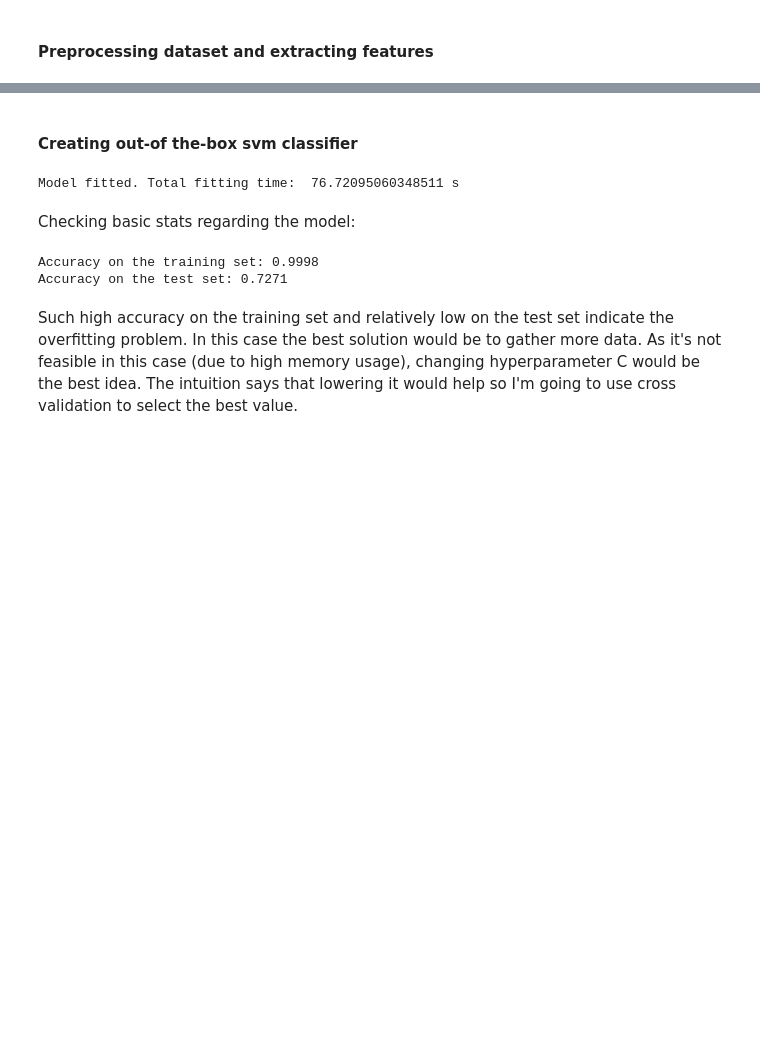
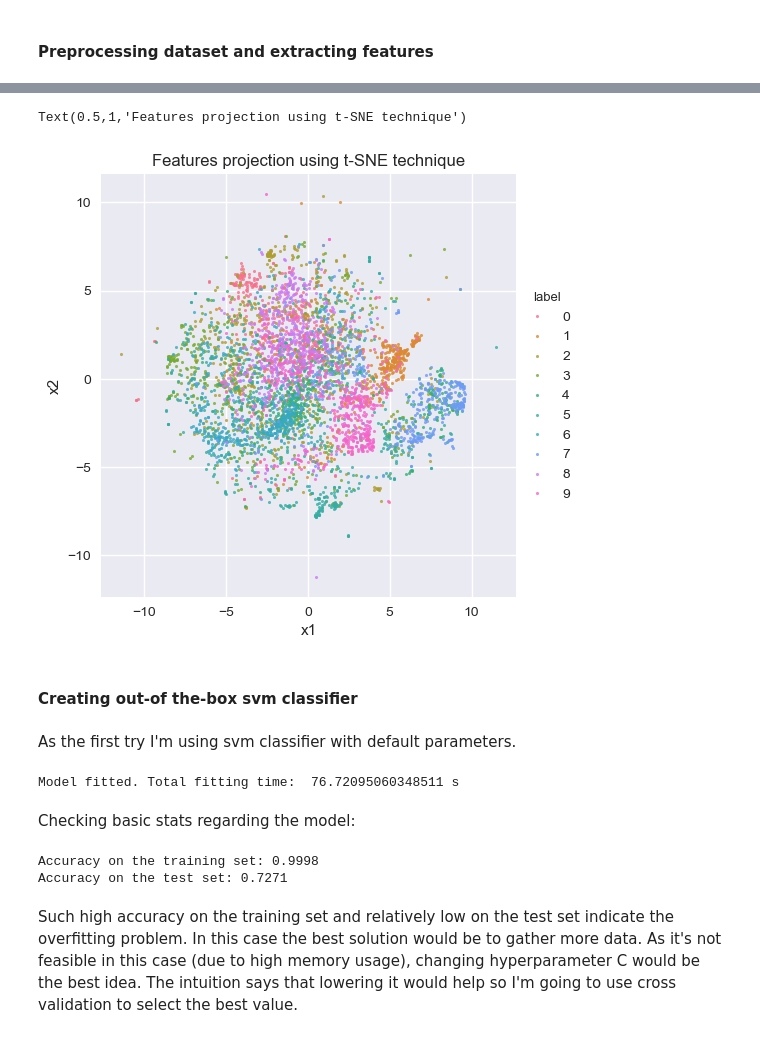
Before and after one commit to kmatusz/cifar10, a Jupyter notebook: cifar-analysis.ipynb, the cells around one changed output, grey strips where cells are left out. Cells and saved outputs as stored; diff of their text form; code cells hidden in the pictures; blank space fills up the shorter version.

```diff
--- a/cifar-analysis.ipynb
+++ b/cifar-analysis.ipynb
@@ -142,3 +227,23 @@ features_inception_test = np.load("backups/features_inception_test.npy")
+# %%
+#np.save("backups/t-sne-1.npy", tsne_results)
+tsne_results = np.load("backups/t-sne-1.npy")
+# %%
+import seaborn as sns
+import pandas as pd
+tsne_df = pd.DataFrame({'x1':tsne_results[:,0], 'x2':tsne_results[:,1], 'label':y_train})
+sns.set(rc={'figure.dpi':100})
+sns.lmplot(x='x1', y='x2',
+                hue='label',
+                data=tsne_df,
+           fit_reg=False,
+           scatter_kws={"s": 5}
+                )
+plt.title("Features projection using t-SNE technique")
+# %% [output]
+Text(0.5,1,'Features projection using t-SNE technique')
+[figure, added]
 # %% [markdown]
 #### Creating out-of the-box svm classifier
+# %% [markdown]
+As the first try I'm using svm classifier with default parameters.
 # %%
```
Also changed, not shown: parts of 53 cells of this notebook.
